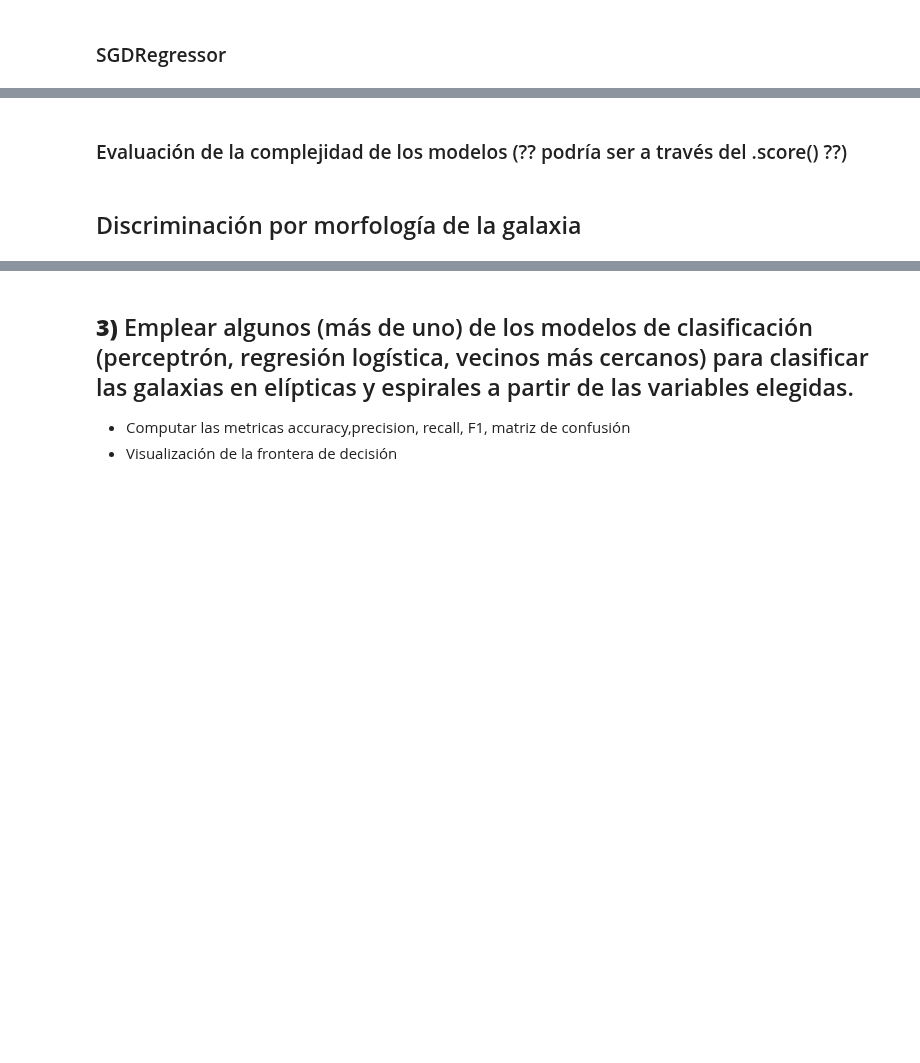
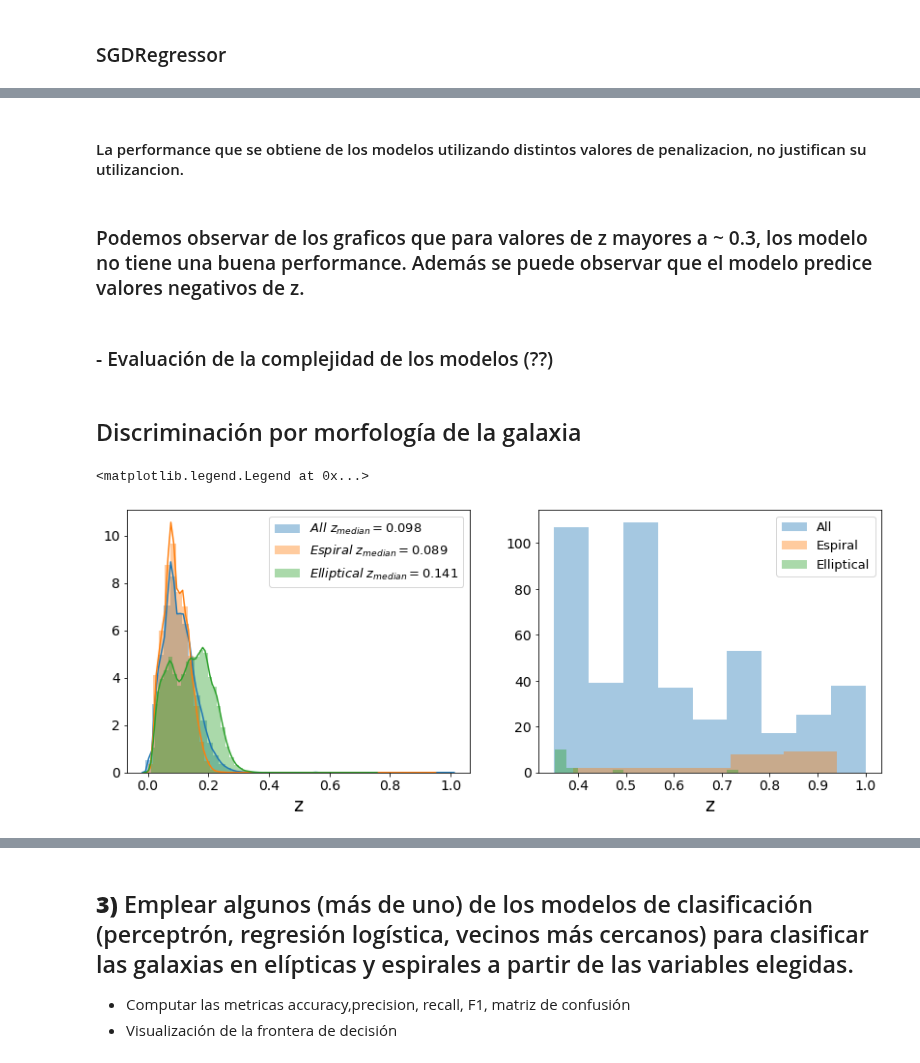
Before and after one commit to leoborgnino/mentoria-astro-datos, a Jupyter notebook: 3_Intro_Aprendizaje-2.ipynb, the cells around one changed output, grey strips where cells are left out. Saved outputs shown, nothing was run; the diff lists cells and outputs as text; code cells hidden in the pictures; blank space fills up the shorter version.

```diff
--- a/3_Intro_Aprendizaje-2.ipynb
+++ b/3_Intro_Aprendizaje-2.ipynb
@@ -334,5 +341,9 @@ El error es minimo para el minimo: 0.001121
+# %% [markdown]
+#### La performance que se obtiene de los modelos utilizando distintos valores de penalizacion, no justifican su utilizancion.
+# %% [markdown]
+### Podemos observar de los graficos que para valores de z mayores a ~ 0.3, los modelo no tiene una buena performance. Además se puede observar que el modelo predice valores negativos de z.
 # %% [markdown]
-### Evaluación de la complejidad de los modelos (?? podría ser a través del .score() ??)
+### - Evaluación de la complejidad de los modelos (??)
 # %% [markdown]
 ## Discriminación por morfología de la galaxia
 # %%
@@ -341,4 +352,23 @@ data_spiral = data[data['spiral'] == 1]
 data_elliptical = data[data['elliptical'] == 1]
 
 tipo=['spiral', 'elliptical']
+# %%
+f, ax=plt.subplots(nrows=1, ncols=2, figsize=(14, 5))
+
+sns.distplot(data['z'],ax=ax[0], kde=True, label=r'$All\,\, z_{median}=$'+str(np.around(np.median(data['z']),3)))
+sns.distplot(data_spiral['z'],ax=ax[0], kde=True, label=r'$Espiral\,\, z_{median}=$'+str(np.around(np.median(data_spiral['z']),3)))
+sns.distplot(data_elliptical['z'],ax=ax[0], kde=True, label=r'$Elliptical\,\, z_{median}=$'+str(np.around(np.median(data_elliptical['z']),3)))
+ax[0].set_xlabel('z', fontsize=19)
+ax[0].tick_params(labelsize=14)
+ax[0].legend(fontsize=13)
+
+sns.distplot(data['z'][data['z']>0.35],ax=ax[1],kde=False, label='All')
+sns.distplot(data_spiral['z'][data_spiral['z']>0.35],ax=ax[1],kde=False, label='Espiral')
+sns.distplot(data_elliptical['z'][data_elliptical['z']>0.35],ax=ax[1],kde=False, label='Elliptical')
+ax[1].tick_params(labelsize=14)
+ax[1].set_xlabel('z', fontsize=19)
+ax[1].legend(fontsize=13)
+# %% [output]
+<matplotlib.legend.Legend at 0x...>
+[figure, added]
 # %%
```
Also changed, not shown: parts of 8 cells of this notebook.
